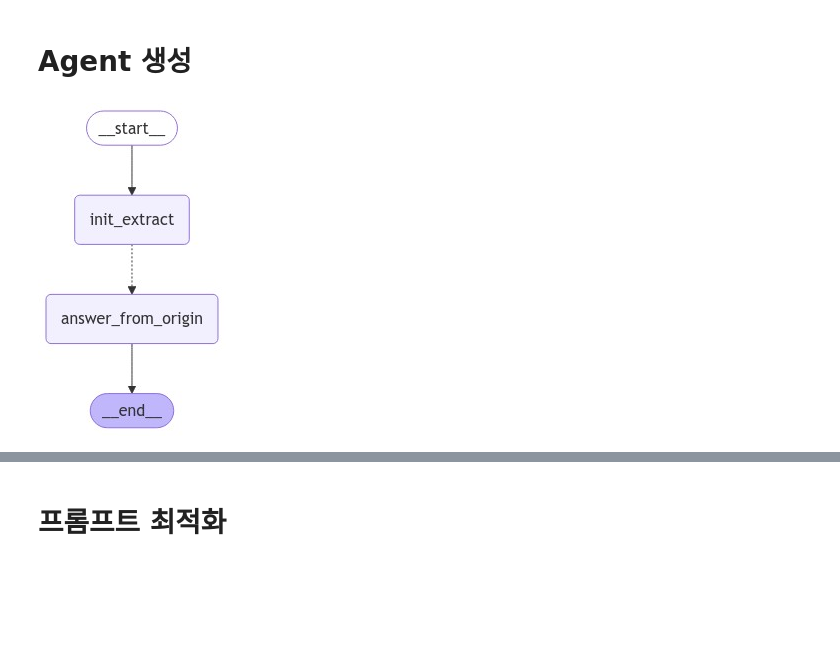
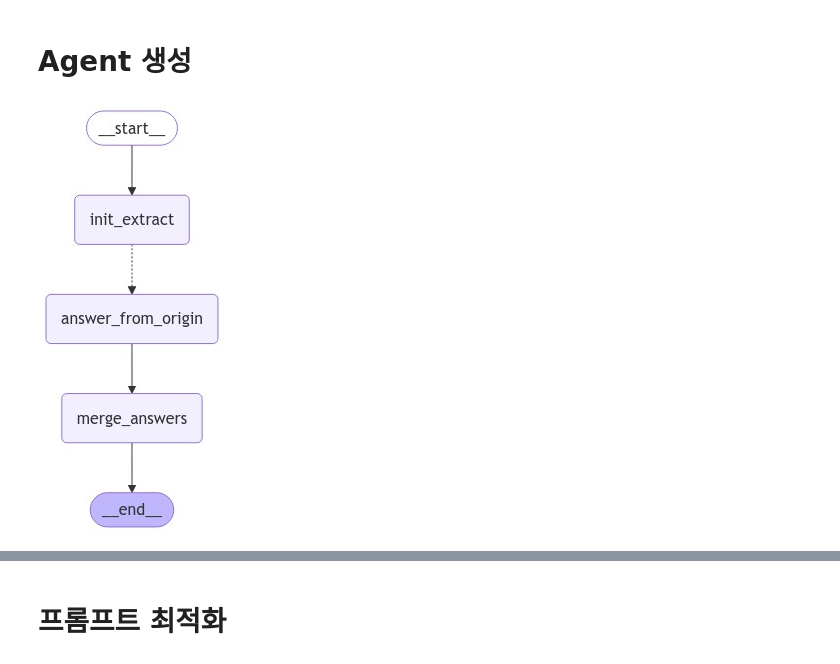
Before and after one commit to sanghyuck-yoon/idol_info_finder, a Jupyter notebook: art_meta_parse_agent.ipynb, the cells around one changed output, grey strips where cells are left out. Drawn from its saved outputs; the diff is of its cells as text; code cells hidden in the pictures; blank space fills up the shorter version.

Commit message:
graph commit

```diff
--- a/art_meta_parse_agent.ipynb
+++ b/art_meta_parse_agent.ipynb
@@ -552,19 +555,20 @@ class ArtistMeta(TypedDict):
     member_cnt: int #= Field(description="숫자로만 출력하세요.")
     fandom_name: str #= Field(description="고유명사만 출력하고, 반복되는 문자열은 하나로 합쳐주세요.")
 
-class ArtistState(TypedDict):
-    qnf: dict #= Field(description="아티스트에 대한 특정 질문")
+class OneMetaState(TypedDict):
+    questions: dict #= Field(description="아티스트에 대한 특정 질문")
     doc: str #= Field(description="아티스트 데이터를 찾아볼 문서")
+    answers: Annotated[List[dict], operator.add]
     meta: Annotated[List[dict], operator.add]
 # %%
 from langchain_core.messages import AIMessage, HumanMessage, SystemMessage
 
-def answer_from_origin(state: ArtistState):
+def answer_from_origin(state: OneMetaState):
 
   question = state['qnf']['question']
   format = state['qnf']['format']
   doc = state['doc']
-  meta = state['meta']
+  answers = state['answers']
 
   # 시스템 프롬프트 설정
   system_prompt = SystemMessagePromptTemplate.from_template(
@@ -615,17 +619,25 @@ def answer_from_origin(state: ArtistState):
   print(answer)
 
   # meta.update(answer)
-  return {"meta":[answer]}
+  return {"answers":[answer]}
 # %%
 from langgraph.constants import Send
 
-def init_graph(state:ArtistState):
+def init_graph(state:OneMetaState):
   pass
 
-def split_question(state:ArtistState):
-  qnf = singer_queries
-  doc = "\n\n".join([doc.page_content for doc in documents if doc.metadata['abs_page_toc_item'] == "PROFILE"])
-  return [Send("answer_from_origin", {"qnf":qnf[key], "doc":doc, "meta": {}}) for key, value in qnf.items()]
+def split_question(state:OneMetaState):
+  qnf = state['questions']
+  doc = state['doc']
+  return [Send("answer_from_origin", {"qnf":qnf[key], "doc":doc, "answers": []}) for key, value in qnf.items()]
+
+def merge_answers(state:OneMetaState):
+  answers = state['answers']
+  meta = {}
+  for answer in answers:
+    meta.update(answer)
+  answers = []
+  return {"meta":[meta]}
 # %%
 #질문Set과 특정 페이지 원문이 input
 #원문에 대해 질문Set의 각각을 별도로 질문
@@ -633,25 +645,27 @@ def split_question(state:ArtistState):
 # %%
 from IPython.display import Image, display
 from langgraph.graph import START, END, StateGraph
 from langgraph.checkpoint.memory import MemorySaver
 
 # Add nodes and edges
-builder = StateGraph(ArtistState)
+onemeta_builder = StateGraph(OneMetaState)
 
 #node
-builder.add_node("init_extract", init_graph)
-builder.add_node("answer_from_origin", answer_from_origin)
+onemeta_builder.add_node("init_extract", init_graph)
+onemeta_builder.add_node("answer_from_origin", answer_from_origin)
+onemeta_builder.add_node("merge_answers", merge_answers)
 
 #edge
-builder.add_edge(START, "init_extract")
-builder.add_conditional_edges("init_extract", split_question, ["answer_from_origin"])
-builder.add_edge("answer_from_origin", END)
+onemeta_builder.add_edge(START, "init_extract")
+onemeta_builder.add_conditional_edges("init_extract", split_question, ["answer_from_origin"])
+onemeta_builder.add_edge("answer_from_origin", "merge_answers")
+onemeta_builder.add_edge("merge_answers", END)
 
 # Compile
-graph = builder.compile()
+graph = onemeta_builder.compile()
 
 # View
 display(Image(graph.get_graph(xray=1).draw_mermaid_png()))
 # %% [output]
-[figure, old version]
+[figure, new version]
 # %%
```
Also changed, not shown: parts of 12 cells of this notebook.
